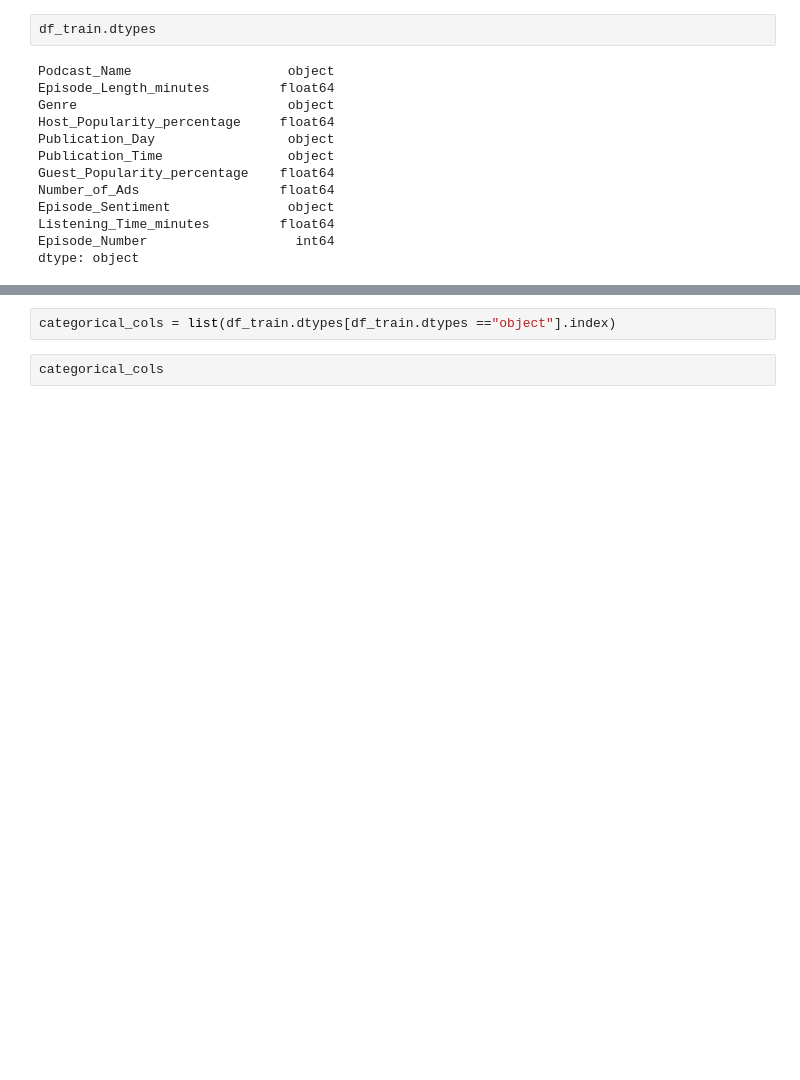
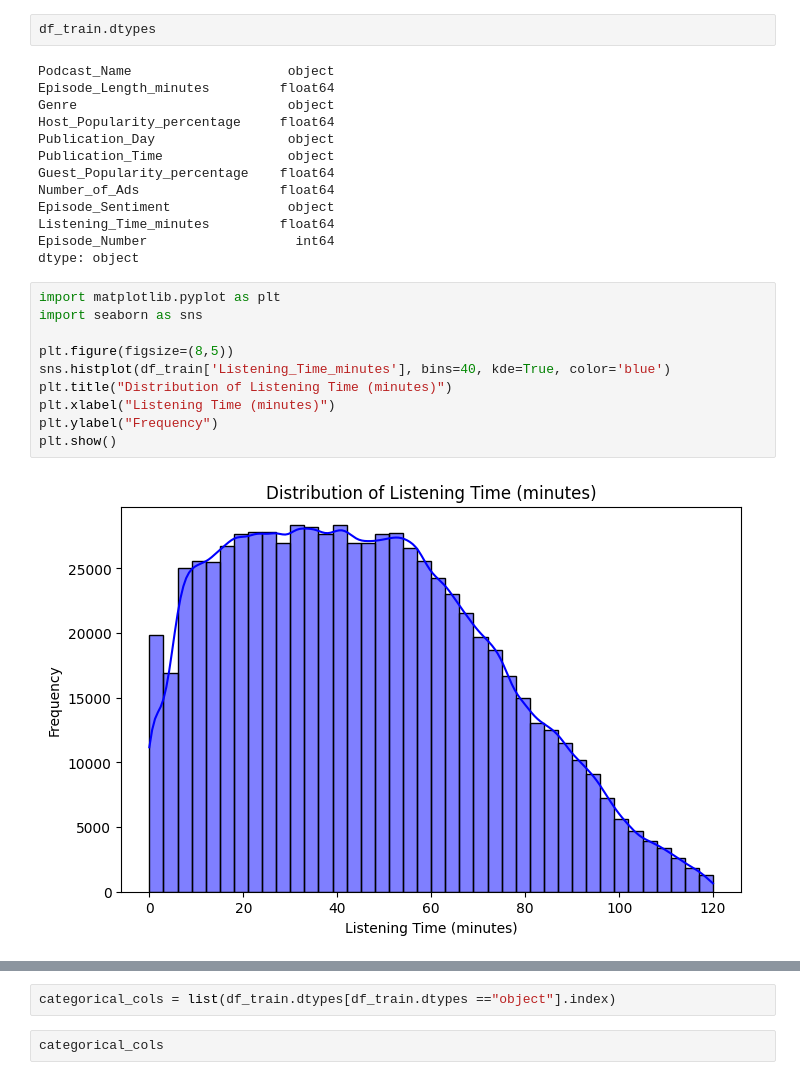
Before and after one commit to roshanJayasekara/Predict-Podcast-Listening-Time, a Jupyter notebook: predicting-podcast-listening-time.ipynb, the cells around one changed output, grey strips where cells are left out. Drawn from its saved outputs; the diff is of its cells as text; blank space fills up the shorter version.

Commit message:
Kaggle Notebook | Predicting podcast listening time | Version 5

```diff
--- a/predicting-podcast-listening-time.ipynb
+++ b/predicting-podcast-listening-time.ipynb
@@ -202,3 +208,15 @@ Episode_Sentiment               object
 Listening_Time_minutes         float64
 Episode_Number                   int64
 dtype: object
+# %%
+import matplotlib.pyplot as plt
+import seaborn as sns
+
+plt.figure(figsize=(8,5))
+sns.histplot(df_train['Listening_Time_minutes'], bins=40, kde=True, color='blue')
+plt.title("Distribution of Listening Time (minutes)")
+plt.xlabel("Listening Time (minutes)")
+plt.ylabel("Frequency")
+plt.show()
+# %% [output]
+[figure, added]
```
Also changed, not shown: parts of 16 cells of this notebook.
